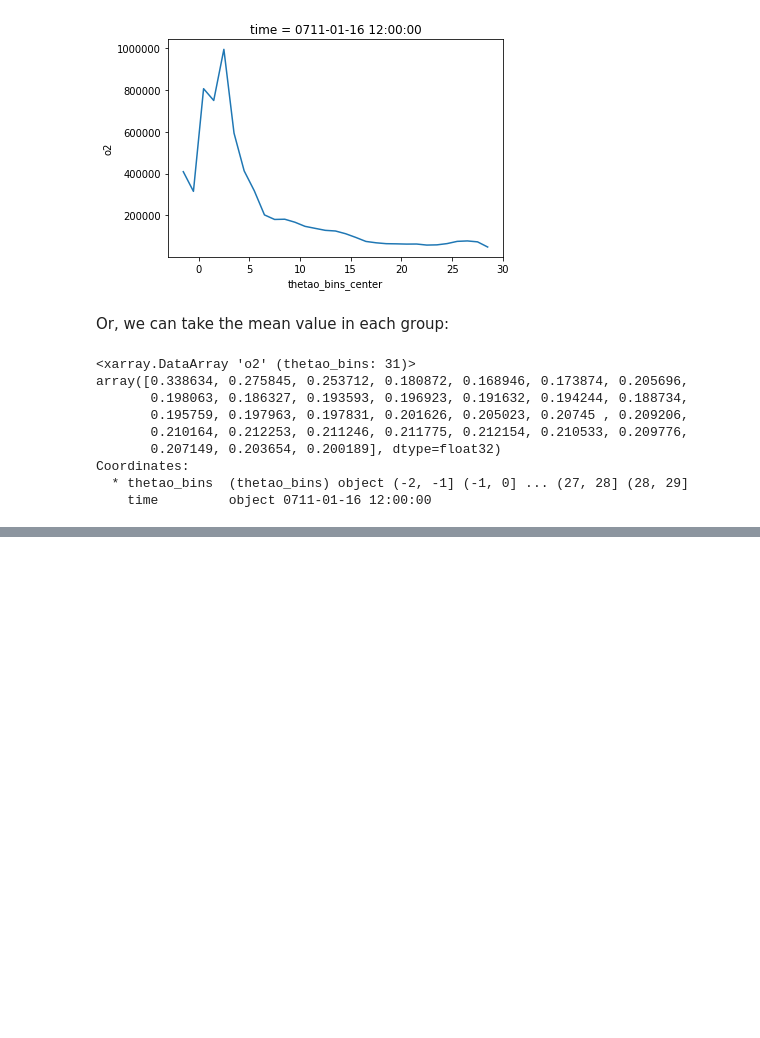
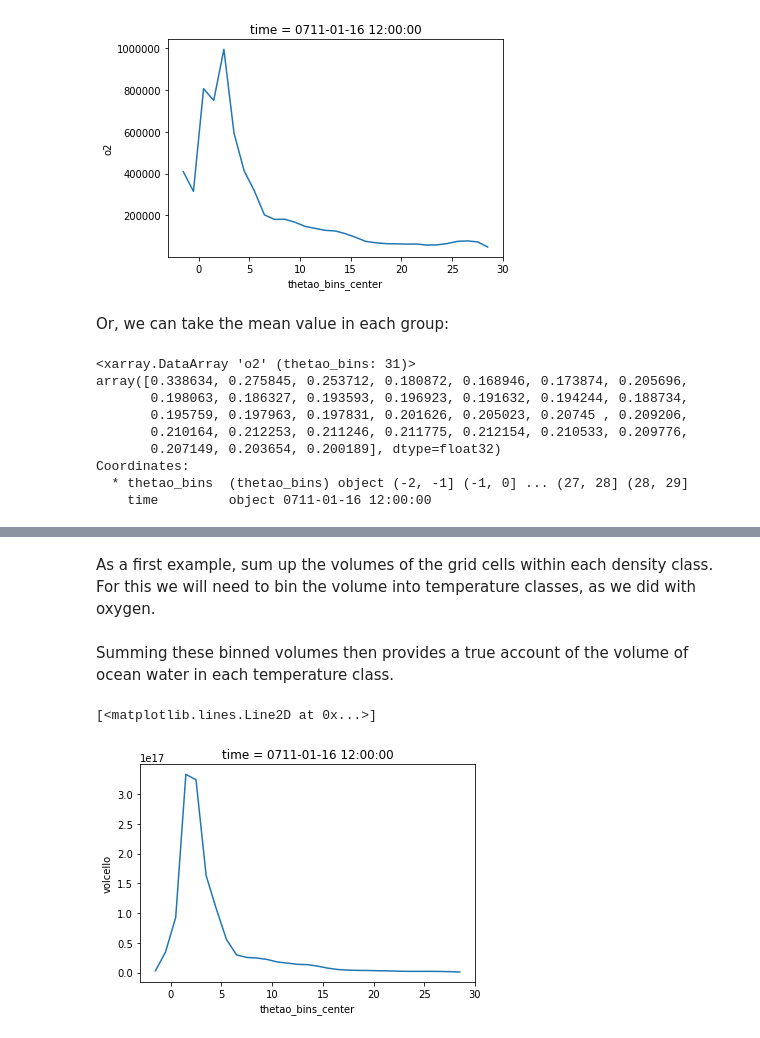
Before and after one commit to gmacgilchrist/wmt_bgc, a Jupyter notebook: tutorial_esm4.ipynb, the cells around one changed output, grey strips where cells are left out. Saved outputs shown, nothing was run; the diff lists cells and outputs as text; code cells hidden in the pictures; blank space fills up the shorter version.

```diff
--- a/tutorial_esm4.ipynb
+++ b/tutorial_esm4.ipynb
@@ -194,0 +200,6 @@ Coordinates:
+# %%
+datadir = 'ocean_monthly_z/ts/monthly/5yr/'
+filename = 'ocean_monthly_z.071101-071512.volcello.nc'
+
+volume = xr.open_dataset(rootdir+datadir+filename)
+print(volume.volcello)
@@ -194,0 +221,12 @@ Coordinates:
+# %% [markdown]
+As a first example, sum up the volumes of the grid cells within each density class. For this we will need to bin the volume into temperature classes, as we did with oxygen.
+# %%
+ds = xr.merge([ds,volume])
+volcell_in_theta = ds.volcello.isel(time=0).groupby_bins('thetao',theta_bins)
+# %% [markdown]
+Summing these binned volumes then provides a true account of the volume of ocean water in each temperature class.
+# %%
+volcell_in_theta.sum(xr.ALL_DIMS).plot()
+# %% [output]
+[<matplotlib.lines.Line2D at 0x...>]
+[figure, added]
```
Also changed, not shown: parts of 8 cells of this notebook, 1 other file.
